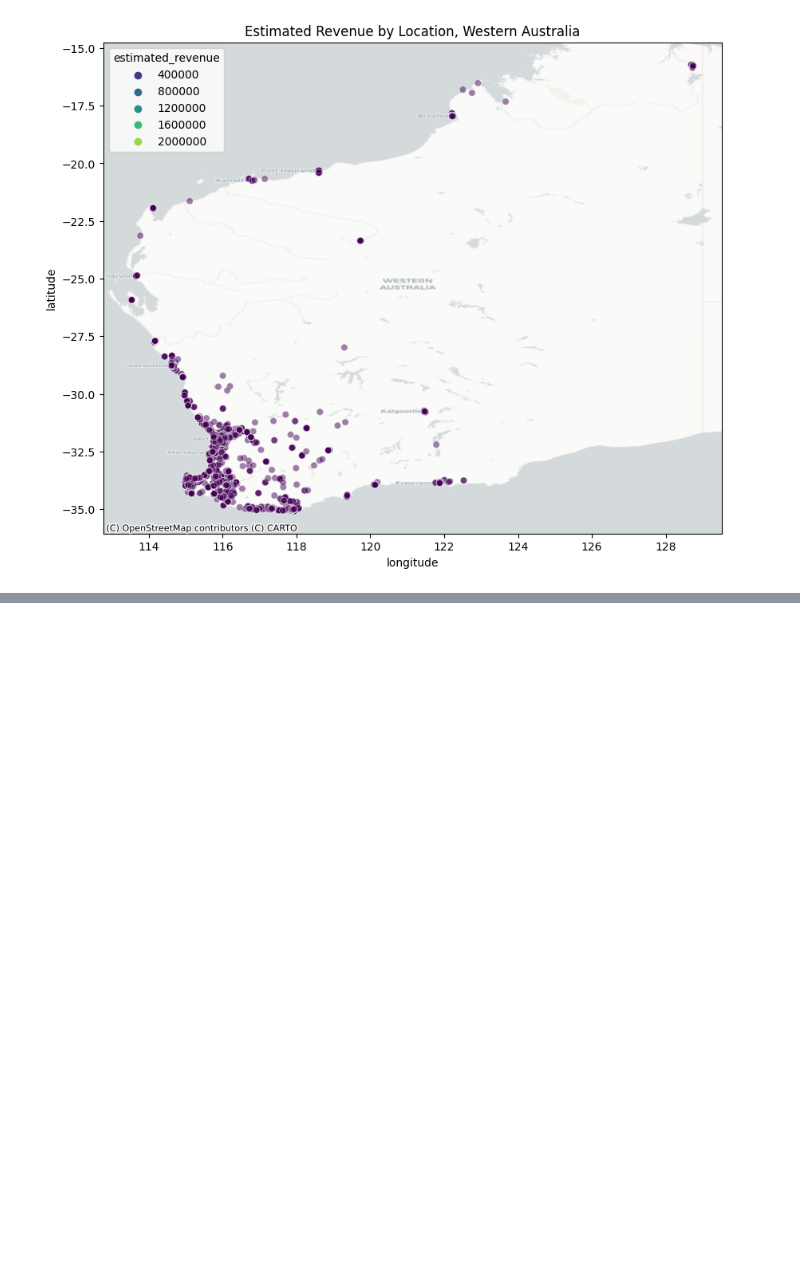
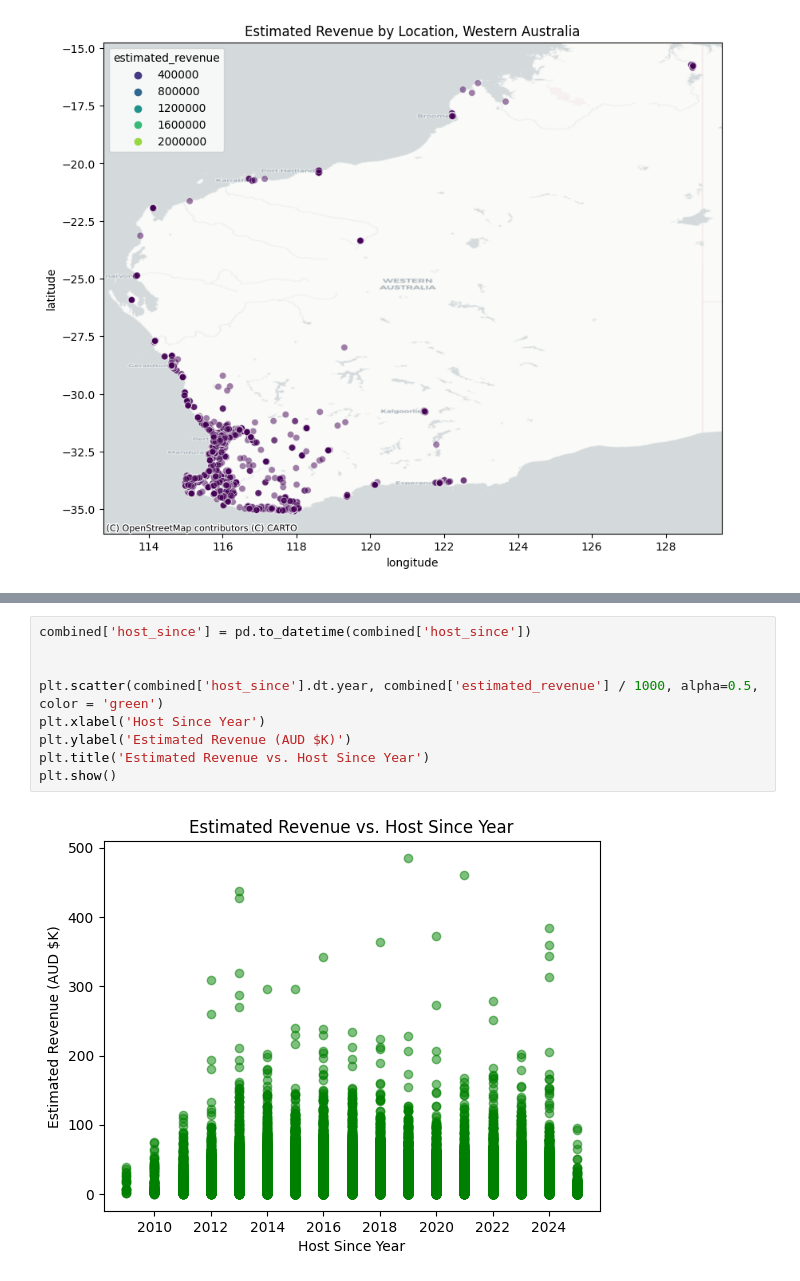
Before and after one commit to jxcksonli/airbnb-australia-price-analysis, a Jupyter notebook: airbnbn-analysis.ipynb, the cells around one changed output, grey strips where cells are left out. Saved outputs shown, nothing was run; the diff lists cells and outputs as text; blank space fills up the shorter version.

```diff
--- a/airbnbn-analysis.ipynb
+++ b/airbnbn-analysis.ipynb
@@ -233,0 +260,11 @@ Western Australia: Perth inner suburbs, Fremantle\
+# %%
+combined['host_since'] = pd.to_datetime(combined['host_since'])
+
+
+plt.scatter(combined['host_since'].dt.year, combined['estimated_revenue'] / 1000, alpha=0.5, color = 'green')
+plt.xlabel('Host Since Year')
+plt.ylabel('Estimated Revenue (AUD $K)')
+plt.title('Estimated Revenue vs. Host Since Year')
+plt.show()
+# %% [output]
+[figure, added]
```
Also changed, not shown: parts of 9 cells of this notebook.
